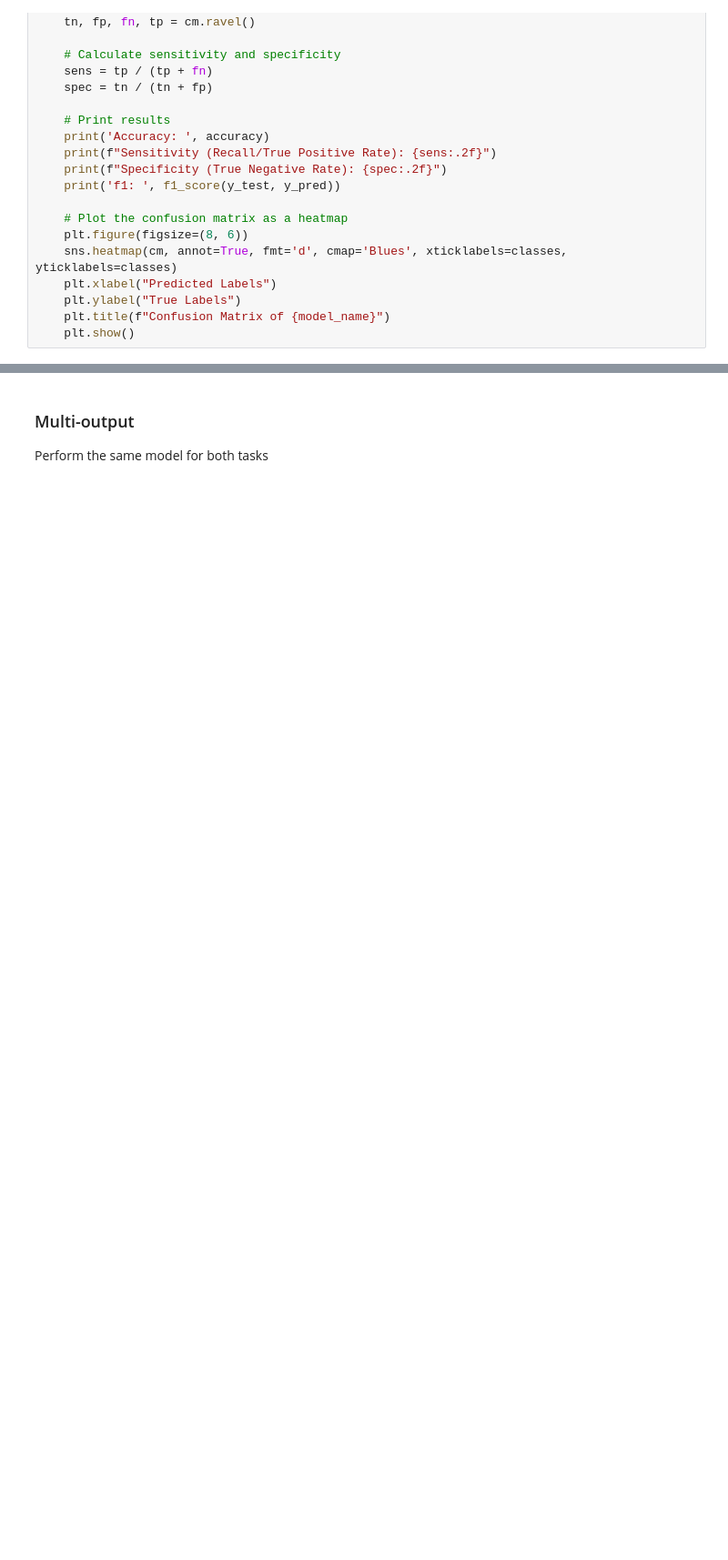
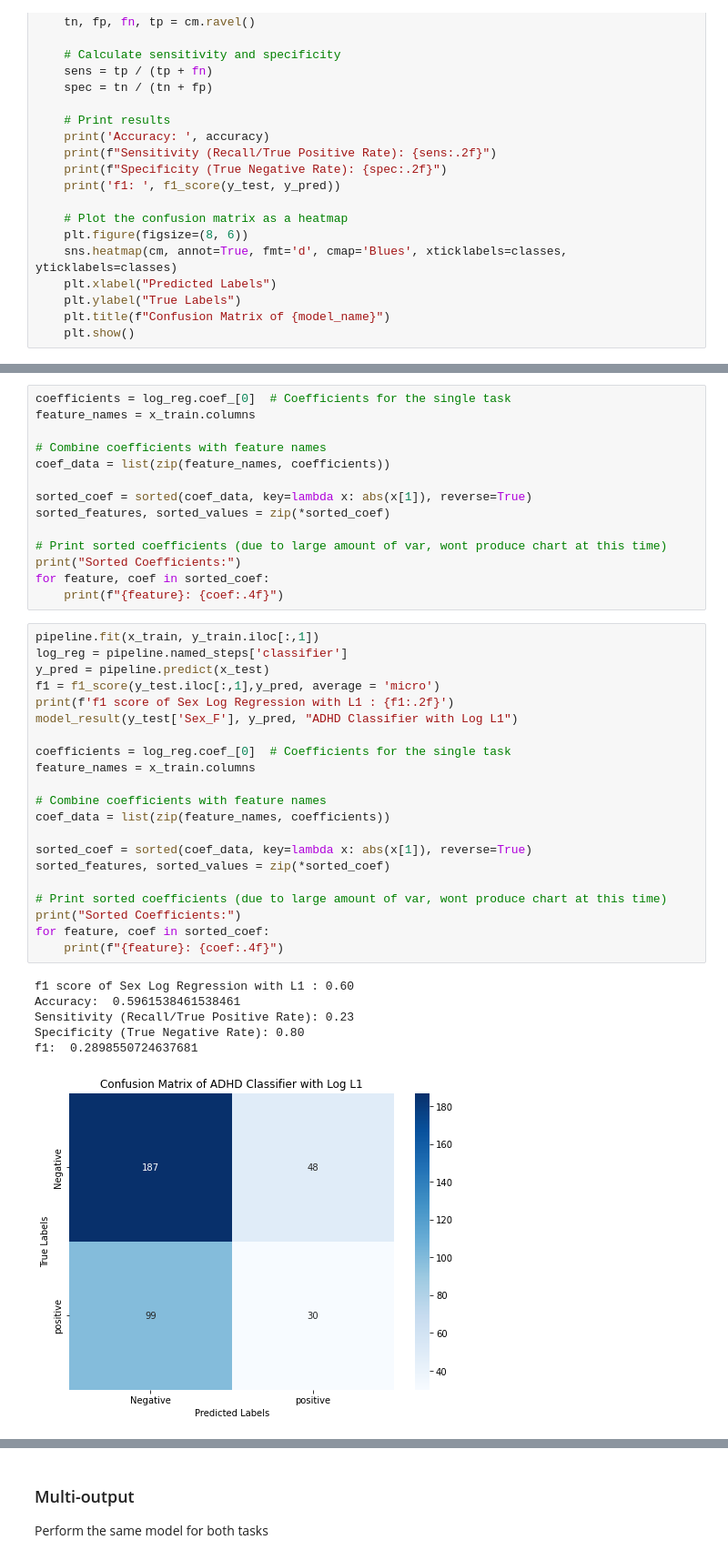
Before and after one commit to taylornguyen527/ADHD_Sex_Prediction_WIDS2025, a Jupyter notebook: EDA.ipynb, the cells around one changed output, grey strips where cells are left out. Shown at 91% size. Drawn from its saved outputs; the diff is of its cells as text; blank space fills up the shorter version.

```diff
--- a/EDA.ipynb
+++ b/EDA.ipynb
@@ -217,0 +248,42 @@ preprocessor = ColumnTransformer(
+# %%
+coefficients = log_reg.coef_[0]  # Coefficients for the single task
+feature_names = x_train.columns
+
+# Combine coefficients with feature names
+coef_data = list(zip(feature_names, coefficients))
+
+sorted_coef = sorted(coef_data, key=lambda x: abs(x[1]), reverse=True)
+sorted_features, sorted_values = zip(*sorted_coef)
+
+# Print sorted coefficients (due to large amount of var, wont produce chart at this time)
+print("Sorted Coefficients:")
+for feature, coef in sorted_coef:
+    print(f"{feature}: {coef:.4f}")
+# %%
+pipeline.fit(x_train, y_train.iloc[:,1])
+log_reg = pipeline.named_steps['classifier']
+y_pred = pipeline.predict(x_test)
+f1 = f1_score(y_test.iloc[:,1],y_pred, average = 'micro')
+print(f'f1 score of Sex Log Regression with L1 : {f1:.2f}')
+model_result(y_test['Sex_F'], y_pred, "ADHD Classifier with Log L1")
+
+coefficients = log_reg.coef_[0]  # Coefficients for the single task
+feature_names = x_train.columns
+
+# Combine coefficients with feature names
+coef_data = list(zip(feature_names, coefficients))
+
+sorted_coef = sorted(coef_data, key=lambda x: abs(x[1]), reverse=True)
+sorted_features, sorted_values = zip(*sorted_coef)
+
+# Print sorted coefficients (due to large amount of var, wont produce chart at this time)
+print("Sorted Coefficients:")
+for feature, coef in sorted_coef:
+    print(f"{feature}: {coef:.4f}")
+# %% [output]
+f1 score of Sex Log Regression with L1 : 0.60
+Accuracy:  0.5961538461538461
+Sensitivity (Recall/True Positive Rate): 0.23
+Specificity (True Negative Rate): 0.80
+f1:  0.2898550724637681
+[figure, added]
```
Also changed, not shown: parts of 19 cells of this notebook.
